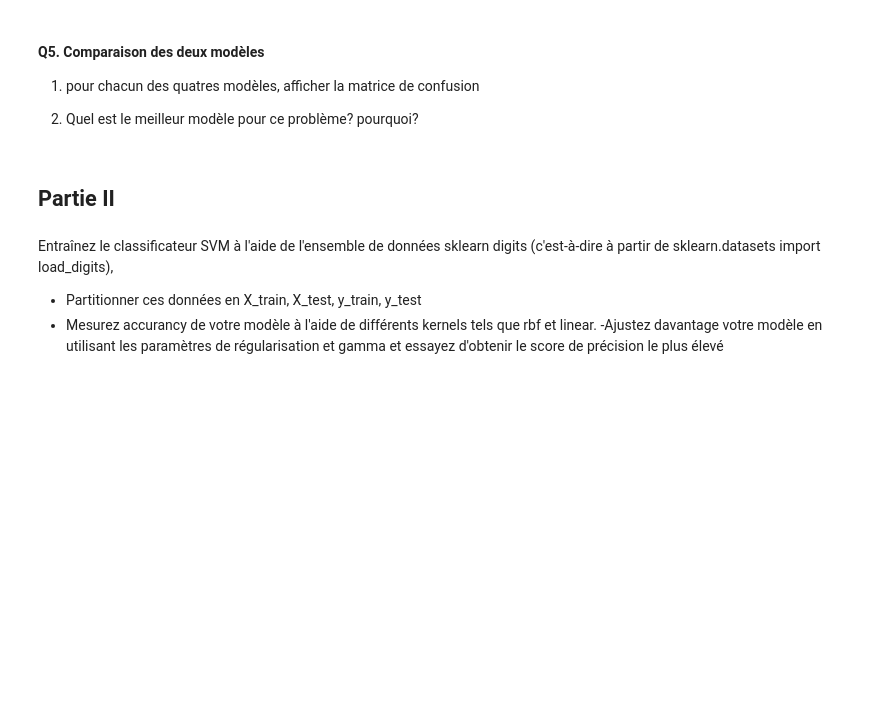
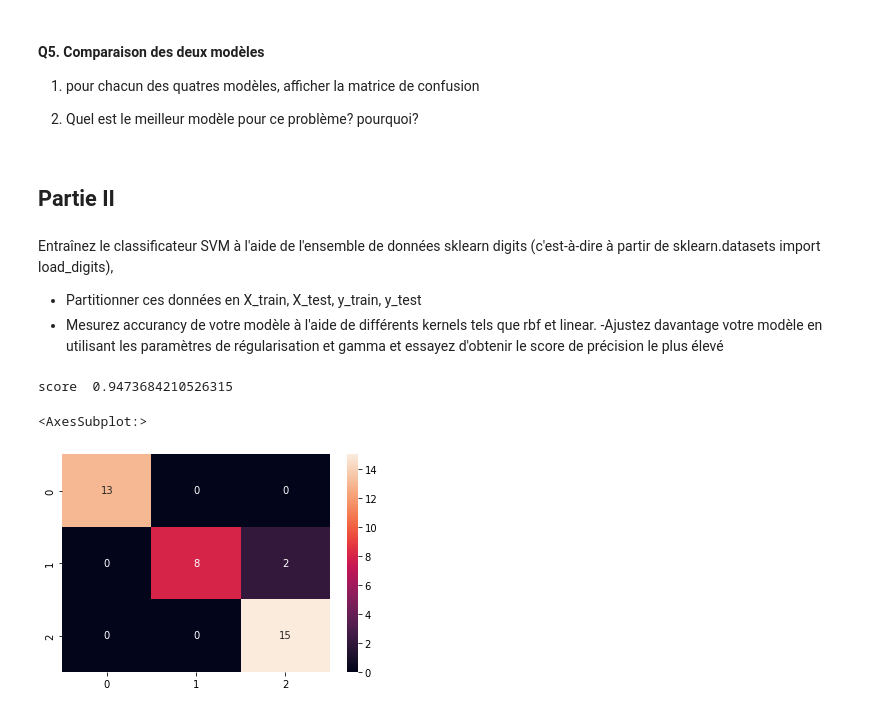
Before and after one commit to abdelghafourbamoula/TPs_machine_learning, a Jupyter notebook: tp08SVM/StartTP08SVM.ipynb, the cells around one changed output. Drawn from its saved outputs; the diff is of its cells as text; code cells hidden in the pictures; blank space fills up the shorter version.

```diff
--- a/tp08SVM/StartTP08SVM.ipynb
+++ b/tp08SVM/StartTP08SVM.ipynb
@@ -41,3 +31,6 @@ iris
 Créer les deux dataframes:
 - X: le dataframe des entrée
 - y: la sortie
+# %%
+entree = pd.DataFrame(X)
+entree
@@ -43,0 +51,3 @@ Créer les deux dataframes:
+# %%
+sortie = pd.DataFrame(Y)
+sortie
@@ -64,0 +150,13 @@ Entraînez le classificateur SVM à l'aide de l'ensemble de données sklearn dig
+# %%
+X_train, X_test, y_train, y_test = train_test_split(entree,sortie,test_size=0.25)
+# %%
+model = SVC(kernel="linear", C=10, gamma=10)
+model.fit(X_train, y_train)
+print('score ',model.score(X_test, y_test))
+y_pred = model.predict(X_test)
+cm = confusion_matrix(y_test, y_pred)
+sns.heatmap(cm, annot=True)
+# %% [output]
+score  0.9473684210526315
+<AxesSubplot:>
+[figure, added]
```
Also changed, not shown: parts of 15 cells of this notebook, 1 other file.
